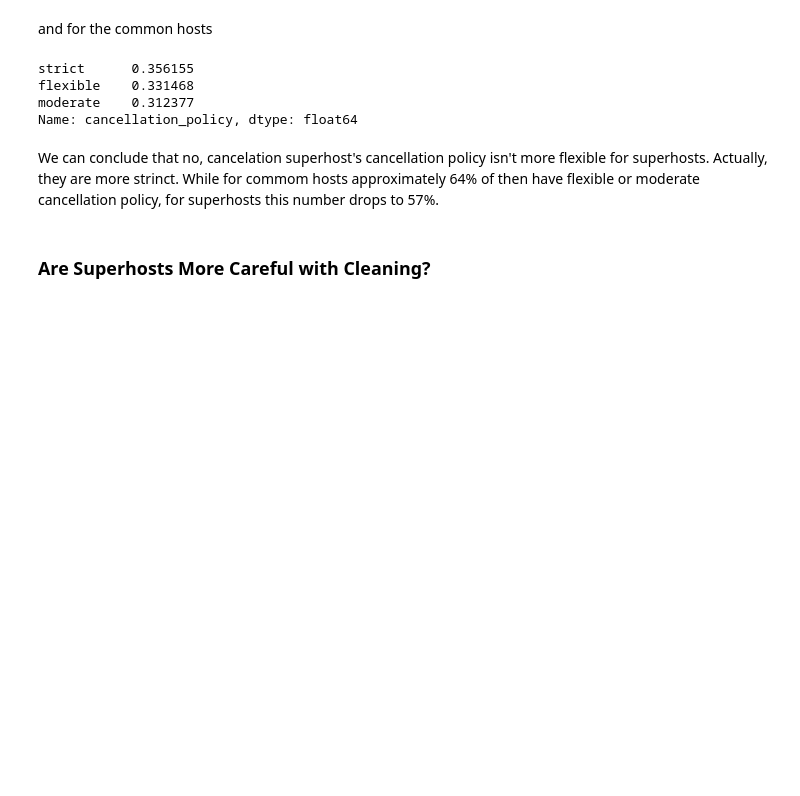
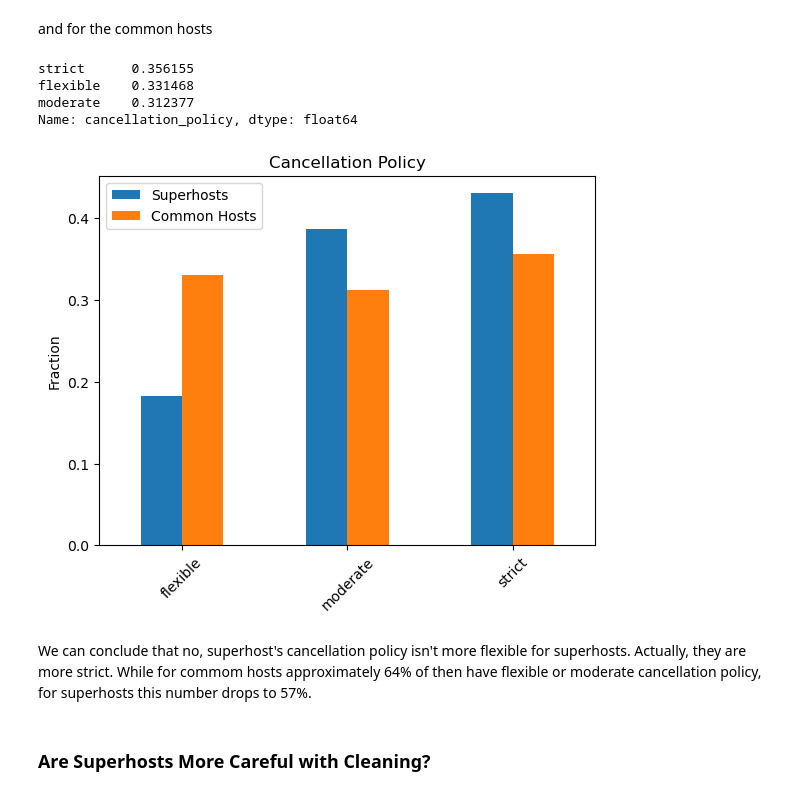
Before and after one commit to idocarmo/airbnb-seattle, a Jupyter notebook: icc-airbnb-seattle-exploring.ipynb, the cells around one changed output. Drawn from its saved outputs; the diff is of its cells as text; code cells hidden in the pictures; blank space fills up the shorter version.

```diff
--- a/icc-airbnb-seattle-exploring.ipynb
+++ b/icc-airbnb-seattle-exploring.ipynb
@@ -104,5 +123,6 @@ We check then the cancelation policy for the superhosts
 # %%
-df_listing_superhost.cancellation_policy.value_counts()/len(df_listing_superhost)
+superhosts_cancel_policy = df_listing_superhost.cancellation_policy.value_counts()/len(df_listing_superhost)
+superhosts_cancel_policy
 # %% [output]
 strict      0.430591
 moderate    0.386889
@@ -111,14 +131,25 @@ Name: cancellation_policy, dtype: float64
 # %% [markdown]
 and for the common hosts
 # %%
-df_listing_commonhost.cancellation_policy.value_counts()/len(df_listing_commonhost)
+common_hosts_cancel_policy = df_listing_commonhost.cancellation_policy.value_counts()/len(df_listing_commonhost)
+common_hosts_cancel_policy
 # %% [output]
 strict      0.356155
 flexible    0.331468
 moderate    0.312377
 Name: cancellation_policy, dtype: float64
+# %%
+df_cancellation_policy = pd.DataFrame({'Superhosts': superhosts_cancel_policy, 'Common Hosts': common_hosts_cancel_policy})
+# %%
+df_cancellation_policy.plot(kind='bar')
+plt.xticks(rotation=45)
+plt.ylabel('Fraction')
+plt.title('Cancellation Policy')
+plt.show()
+# %% [output]
+[figure, added]
 # %% [markdown]
-We can conclude that no, cancelation superhost's cancellation policy isn't more flexible for superhosts. Actually, they are more strinct.
+We can conclude that no, superhost's cancellation policy isn't more flexible for superhosts. Actually, they are more strict.
 While for commom hosts approximately 64% of then have flexible or moderate cancellation policy, for superhosts this number drops to 57%.
 # %% [markdown]
 ### Are Superhosts More Careful with Cleaning?
```
Also changed, not shown: parts of 8 cells of this notebook, 1 other file.
